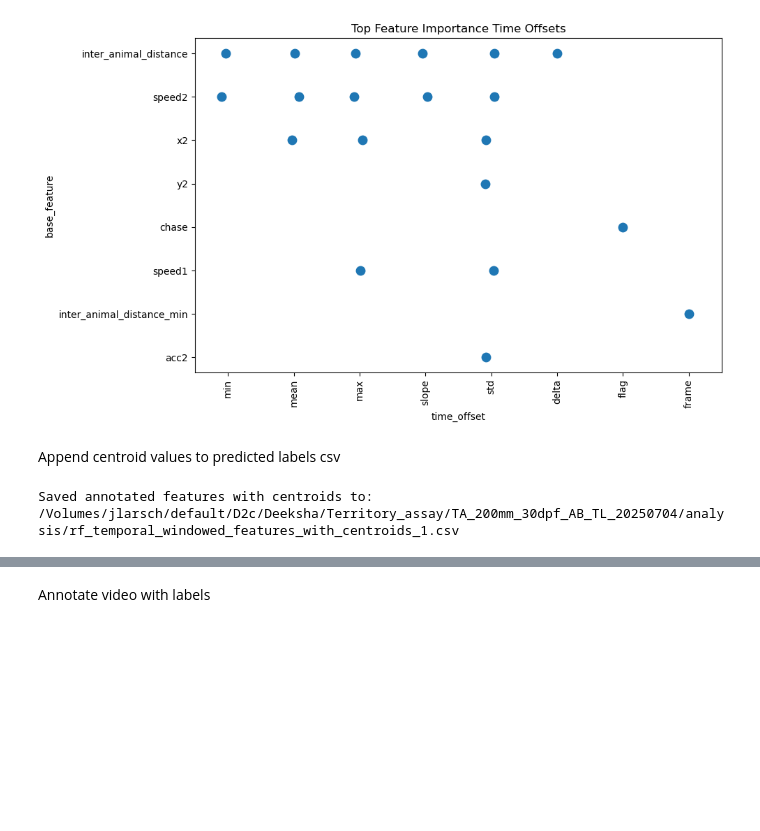
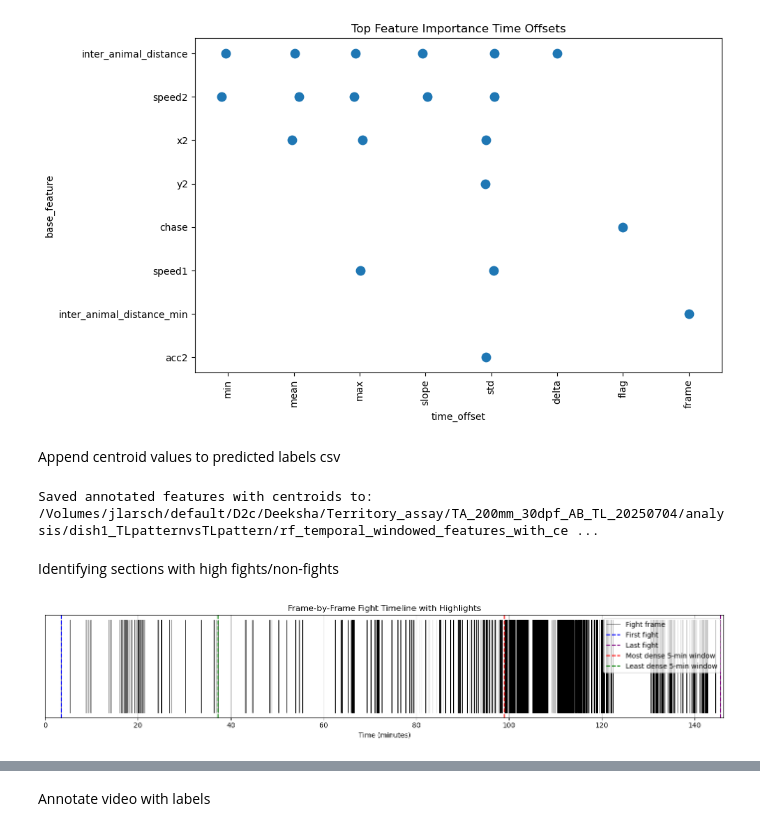
Before and after one commit to LarschLab/aggression, a Jupyter notebook: training_model.ipynb, the cells around one changed output, grey strips where cells are left out. Saved outputs shown, nothing was run; the diff lists cells and outputs as text; code cells hidden in the pictures; blank space fills up the shorter version.

```diff
--- a/training_model.ipynb
+++ b/training_model.ipynb
@@ -327,10 +329,10 @@ Saved 21561 rows to: /Volumes/jlarsch/default/D2c/Deeksha/Territory_assay/TA_200
 # %% [markdown]
 Train the model
 # %%
-df_windowed = pd.read_csv("/Volumes/jlarsch/default/D2c/Deeksha/Territory_assay/TA_200mm_30dpf_AB_pattern_vs_nopattern/analysis/rf_temporal_windowed_features_1_rot.csv")
+df_windowed = pd.read_csv("/Volumes/jlarsch/default/D2c/Deeksha/Territory_assay/TA_200mm_30dpf_AB_TL_20250704/analysis/dish1_TLpatternvsTLpattern/most_dense_chunk_for_relabeling.csv")
 
-X = df_windowed.drop(columns=["label", "frame"])
-y = df_windowed["label"]
+X = df_windowed.drop(columns=["predicted_label", "frame"])
+y = df_windowed["predicted_label"]
 
 X_train, X_test, y_train, y_test = train_test_split(
     X, y, test_size=0.2, random_state=42
@@ -362,7 +364,7 @@ print(confusion_matrix(y_test, y_pred_adjusted))
 print(classification_report(y_test, y_pred_adjusted))
 
 # Save model
-joblib.dump((clf, X_train.columns.tolist()), "/Volumes/jlarsch/default/D2c/Deeksha/Territory_assay/ML_model/clf_v1_t1.pkl")
+joblib.dump((clf, X_train.columns.tolist()), "/Volumes/jlarsch/default/D2c/Deeksha/Territory_assay/ML_model/clf_v2_30fps_escape_excluded.pkl")
 
 # --- Bar Plot ---
 metrics = {
@@ -386,7 +388,7 @@ for i, v in enumerate(values):
     plt.text(i, v + 0.02, f"{v:.2f}", ha="center", fontweight='bold')
 
 plt.tight_layout()
-plt.savefig("/Volumes/jlarsch/default/D2c/Deeksha/Territory_assay/TA_200mm_30dpf_AB_pattern_vs_nopattern/analysis/fight_label_barplot_i3.png")
+plt.savefig("/Volumes/jlarsch/default/D2c/Deeksha/Territory_assay/TA_200mm_30dpf_AB_TL_20250704/analysis/dish1_TLpatternvsTLpattern/fight_label_barplot.png")
 plt.show()
 # %% [output]
 Raw predictions:
@@ -690,17 +813,17 @@ plt.show()
 Append centroid values to predicted labels csv
 # %%
 # Original files
-predicted_features_csv = "/Volumes/jlarsch/default/D2c/Deeksha/Territory_assay/TA_200mm_30dpf_AB_TL_20250704/analysis/predicted_temporal_features_1.csv"
-tracking_csv = "/Volumes/jlarsch/default/D2c/Deeksha/Territory_assay/TA_200mm_30dpf_AB_TL_20250704/idtracker/session_ABpatternvsABpattern_trimmed_cropped/trajectories/trajectories_csv/trajectories.csv"
+predicted_features_csv = "/Volumes/jlarsch/default/D2c/Deeksha/Territory_assay/TA_200mm_30dpf_AB_TL_20250704/analysis/dish1_TLpatternvsTLpattern/predicted_temporal_features.csv"
+tracking_csv = "/Volumes/jlarsch/default/D2c/Deeksha/Territory_assay/TA_200mm_30dpf_AB_TL_20250704/idtracker/session_dish1_out_id0_30fps_20250704135718_TLpatternvsTLpattern_20250704/trajectories/trajectories_csv/trajectories.csv"
 
 # Output (safe copy with centroids)
-features_with_centroids_csv = "/Volumes/jlarsch/default/D2c/Deeksha/Territory_assay/TA_200mm_30dpf_AB_TL_20250704/analysis/rf_temporal_windowed_features_with_centroids_1.csv"
+features_with_centroids_csv = "/Volumes/jlarsch/default/D2c/Deeksha/Territory_assay/TA_200mm_30dpf_AB_TL_20250704/analysis/dish1_TLpatternvsTLpattern/rf_temporal_windowed_features_with_centroids.csv"
 
 df_window = pd.read_csv(predicted_features_csv)
 df_tracking = pd.read_csv(tracking_csv)
 
 # Convert time to frame index (assuming 60 fps)
-fps = 60
+fps = 30
 df_tracking["frame"] = (df_tracking["time"] * fps).round().astype(int)
 
 # Keep only needed columns
@@ -713,4 +836,60 @@ df_annot = df_window.merge(df_tracking, on="frame", how="left")
 df_annot.to_csv(features_with_centroids_csv, index=False)
 print(f"Saved annotated features with centroids to: {features_with_centroids_csv}")
 # %% [output]
-Saved annotated features with centroids to: /Volumes/jlarsch/default/D2c/Deeksha/Territory_assay/TA_200mm_30dpf_AB_TL_20250704/analysis/rf_temporal_windowed_features_with_centroids_1.csv
+Saved annotated features with centroids to: /Volumes/jlarsch/default/D2c/Deeksha/Territory_assay/TA_200mm_30dpf_AB_TL_20250704/analysis/dish1_TLpatternvsTLpattern/rf_temporal_windowed_features_with_ce ...
+# %% [markdown]
+Identifying sections with high fights/non-fights
+# %%
+
+# --- Load fight predictions ---
+df = pd.read_csv("/Volumes/jlarsch/default/D2c/Deeksha/Territory_assay/TA_200mm_30dpf_AB_pattern_vs_nopattern/analysis/dish1_ABpatternvsnopattern_rec1/predicted_temporal_features_prob_model_2.csv")
+fight_pred = df["predicted_label"].values
+fps = 60
+
+# --- Find fight frame times in minutes ---
+fight_indices = np.where(fight_pred == 1)[0]
+fight_times_min = fight_indices / fps / 60
+
+# --- Key frames ---
+first_fight_idx = fight_indices[0]
+last_fight_idx = fight_indices[-1]
+first_fight_min = first_fight_idx / fps / 60
+last_fight_min = last_fight_idx / fps / 60
+
+# --- Define density using frame-by-frame 5-min window counts ---
+window_size = int(5 * 60 * fps)
+fight_density = np.array([
+    np.sum(fight_pred[i:i+window_size])
+    for i in range(0, len(fight_pred) - window_size)
+])
+
+# --- Most and least dense windows ---
+most_dense_start = np.argmax(fight_density)
+least_dense_start = np.where(fight_density > 0)[0][np.argmin(fight_density[fight_density > 0])]
+
+most_dense_min = most_dense_start / fps / 60
+least_dense_min = least_dense_start / fps / 60
+
+# --- Plot ---
+plt.figure(figsize=(14, 3))
+
+# Sparse vertical lines for fight frames
+plt.vlines(fight_times_min, 0, 1, color='black', linewidth=0.5, label='Fight frame')
+
+# Highlighted lines
+plt.axvline(first_fight_min, color='blue', linestyle='--', label='First fight')
+plt.axvline(last_fight_min, color='purple', linestyle='--', label='Last fight')
+plt.axvline(most_dense_min, color='red', linestyle='--', label='Most dense 5-min window')
+plt.axvline(least_dense_min, color='green', linestyle='--', label='Least dense 5-min window')
+
+plt.xlabel("Time (minutes)")
+plt.yticks([])
+plt.title("Frame-by-Frame Fight Timeline with Highlights")
+plt.legend()
+plt.xlim(0, len(fight_pred) / fps / 60)
+plt.grid(axis='x')
+plt.tight_layout()
+plt.savefig("/Volumes/jlarsch/default/D2c/Deeksha/Territory_assay/TA_200mm_30dpf_AB_pattern_vs_nopattern/analysis/dish1_ABpatternvsnopattern_rec1/fight_timeline_plot.png", dpi=150)
+plt.show()
+# %% [output]
+[figure, added]
```
Also changed, not shown: parts of 16 cells of this notebook.
